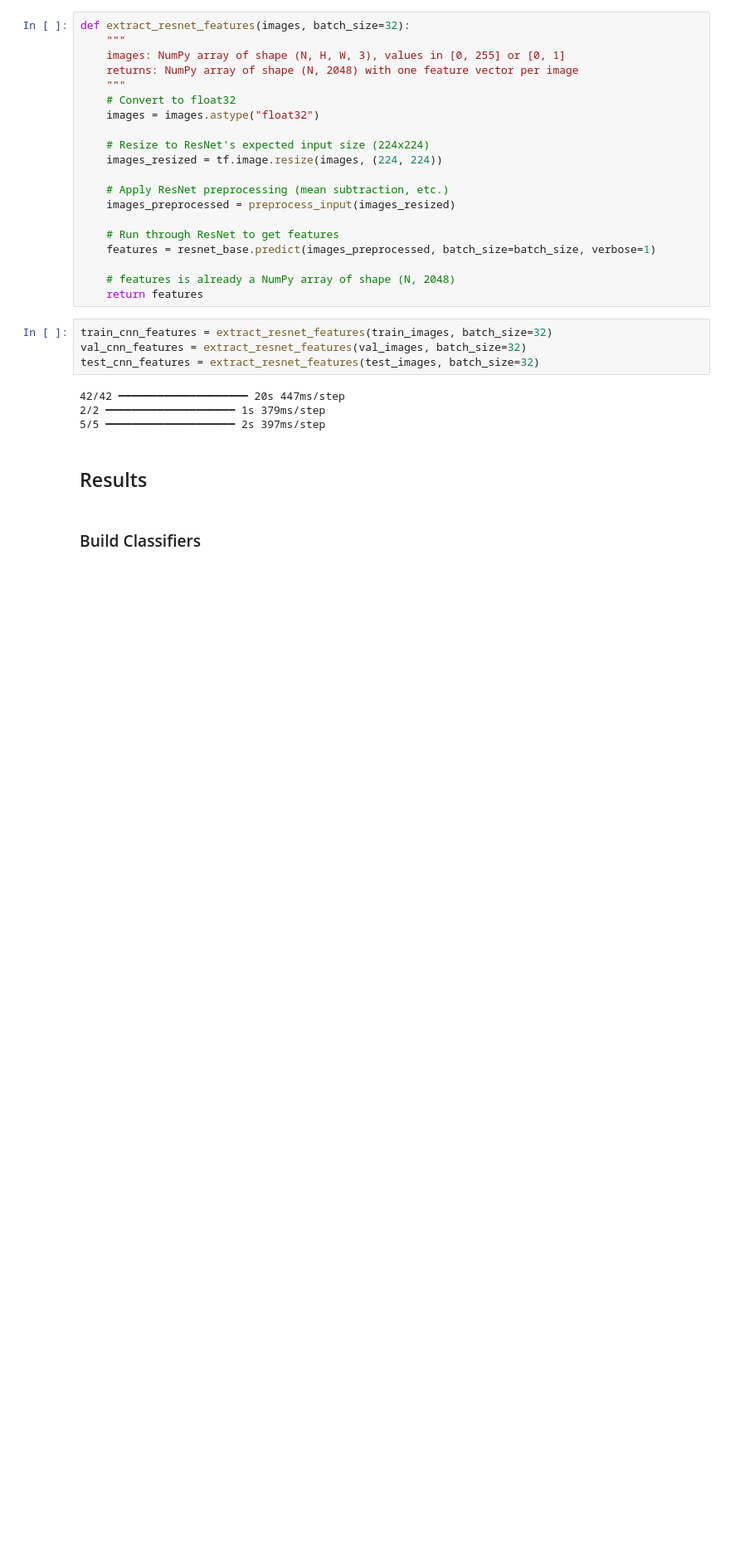
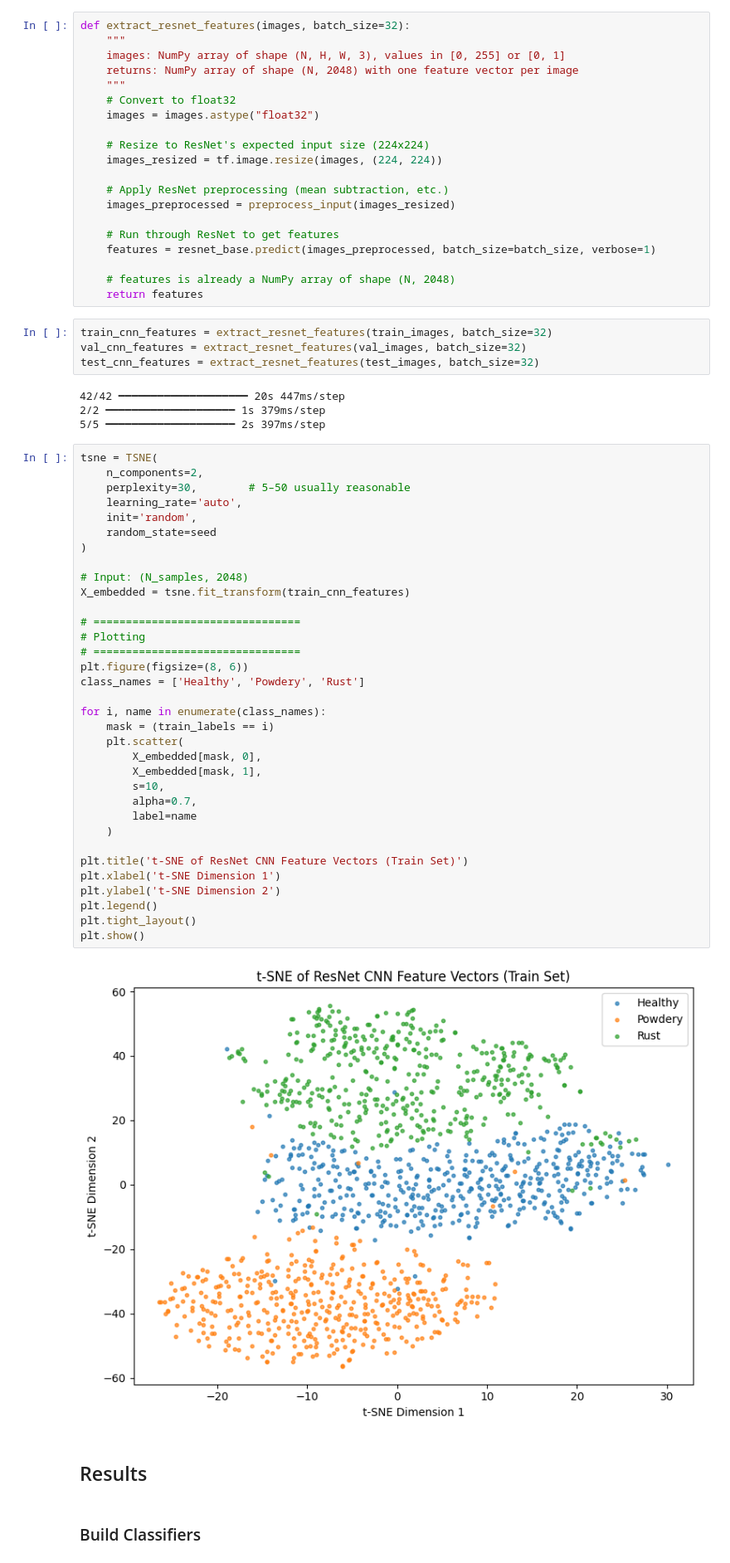
Before and after one commit to kostiak1992/w281-plant-disease-recognition, a Jupyter notebook: main.ipynb, the cells around one changed output. Shown at 83% size. Saved outputs shown, nothing was run; the diff lists cells and outputs as text; blank space fills up the shorter version.

```diff
--- a/main.ipynb
+++ b/main.ipynb
@@ -474,6 +474,42 @@ test_cnn_features = extract_resnet_features(test_images, batch_size=32)
 42/42 ━━━━━━━━━━━━━━━━━━━━ 20s 447ms/step
 2/2 ━━━━━━━━━━━━━━━━━━━━ 1s 379ms/step
 5/5 ━━━━━━━━━━━━━━━━━━━━ 2s 397ms/step
+# %%
+tsne = TSNE(
+    n_components=2,
+    perplexity=30,        # 5–50 usually reasonable
+    learning_rate='auto',
+    init='random',
+    random_state=seed
+)
+
+# Input: (N_samples, 2048)
+X_embedded = tsne.fit_transform(train_cnn_features)
+
+# ================================
+# Plotting
+# ================================
+plt.figure(figsize=(8, 6))
+class_names = ['Healthy', 'Powdery', 'Rust']
+
+for i, name in enumerate(class_names):
+    mask = (train_labels == i)
+    plt.scatter(
+        X_embedded[mask, 0],
+        X_embedded[mask, 1],
+        s=10,
+        alpha=0.7,
+        label=name
+    )
+
+plt.title('t-SNE of ResNet CNN Feature Vectors (Train Set)')
+plt.xlabel('t-SNE Dimension 1')
+plt.ylabel('t-SNE Dimension 2')
+plt.legend()
+plt.tight_layout()
+plt.show()
+# %% [output]
+[figure, added]
 # %% [markdown]
 ## Results
 # %% [markdown]
```
